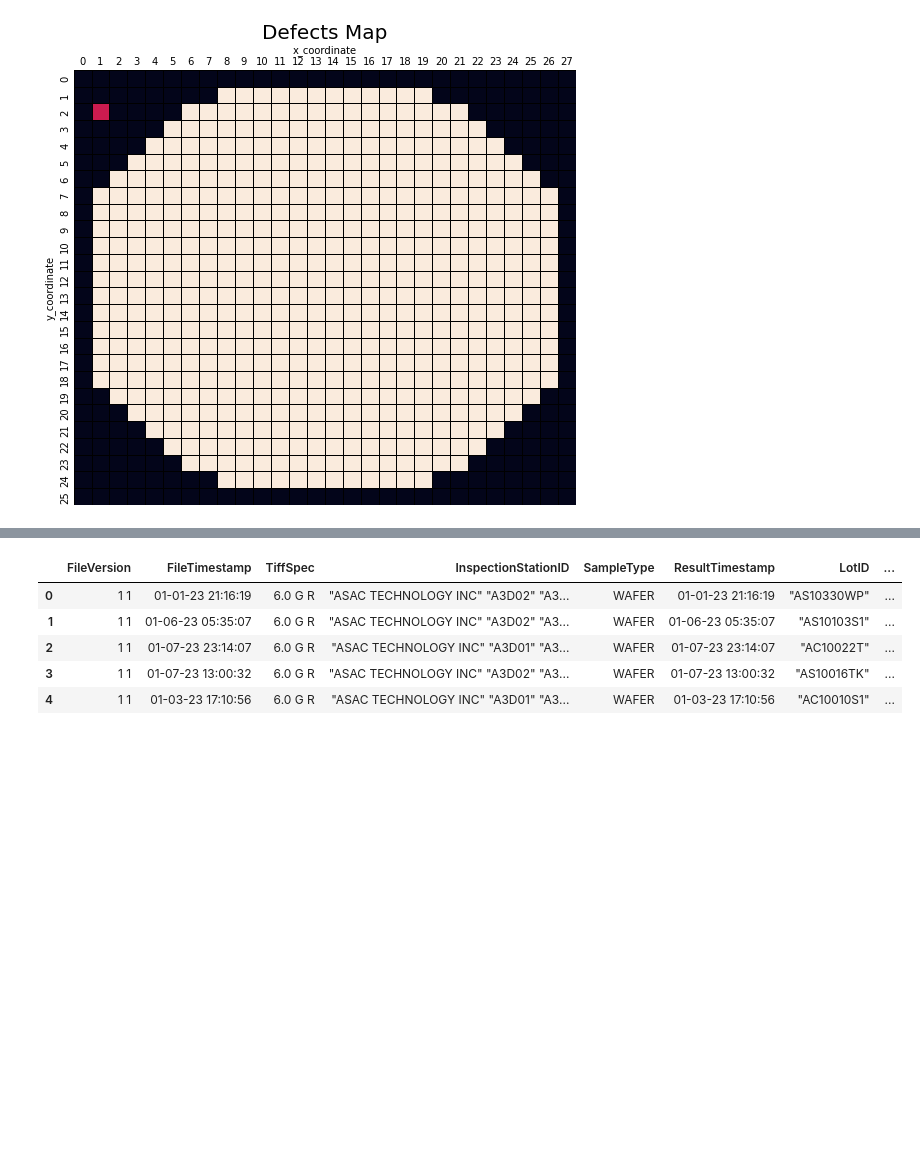
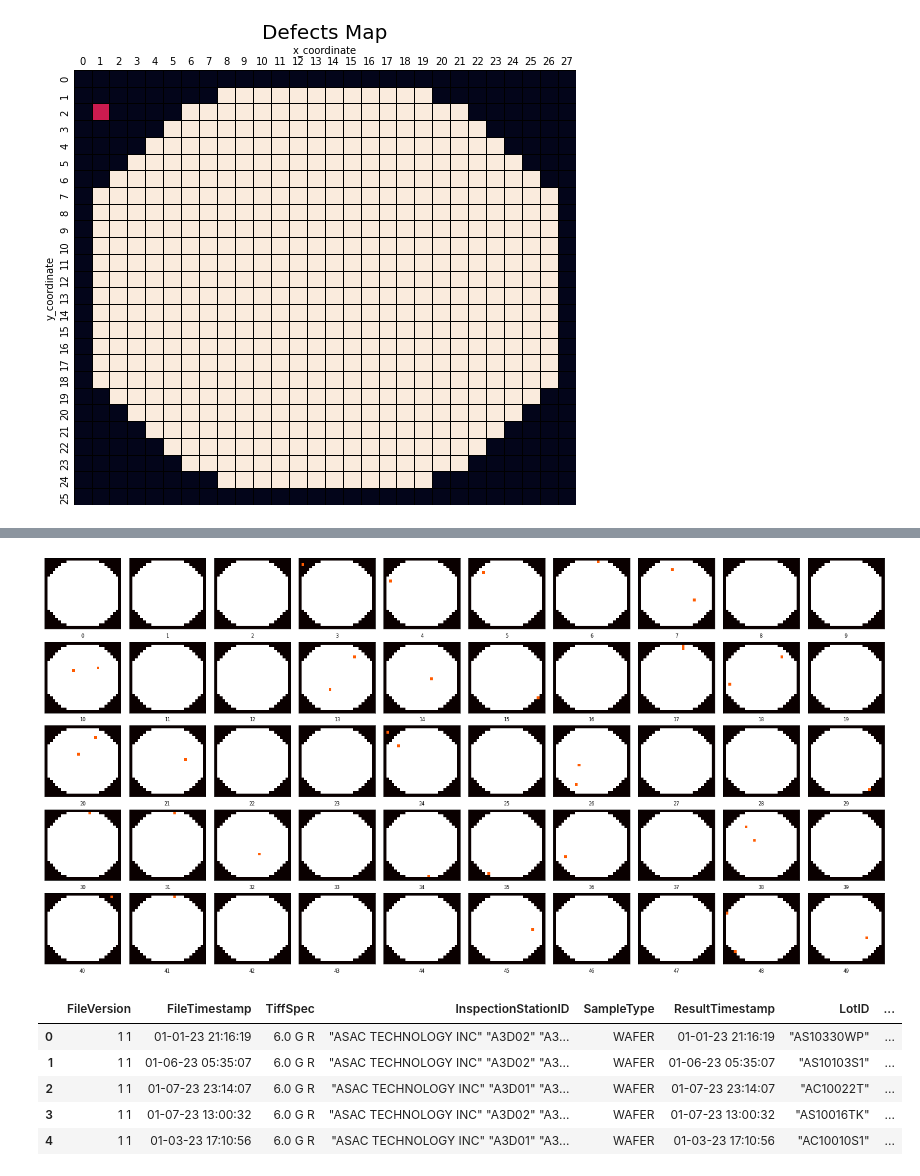
Before and after one commit to Hakseon97/Anomaly_wafer_detection_with_SKhynix, a Jupyter notebook: klarf_parsing.ipynb, the cells around one changed output, grey strips where cells are left out. Drawn from its saved outputs; the diff is of its cells as text; code cells hidden in the pictures; blank space fills up the shorter version.

Commit message:
WEEK 2 Tue. Multi-Defects Visualization

```diff
--- a/klarf_parsing.ipynb
+++ b/klarf_parsing.ipynb
@@ -423 +421,14 @@ visualization_wafer(defectMaps[3],8, "Defects Map")
+# %%
+# 다중 wafer 시각화 (단순 추이를 보기 위함.)
+fig, ax = plt.subplots(nrows=5, ncols=10, figsize=(20,10))
+ax = ax.ravel(order='C')
+for i in range(50):
+    ax[i].imshow(defectMaps[i], cmap=cm.hot)
+    ax[i].set_xlabel(f'{i}', fontsize=8)
+    ax[i].set_xticks([])
+    ax[i].set_yticks([])
+plt.tight_layout()
+plt.show()
+# %% [output]
+[figure, added]
 # %%
```
Also changed, not shown: parts of 6 cells of this notebook.
